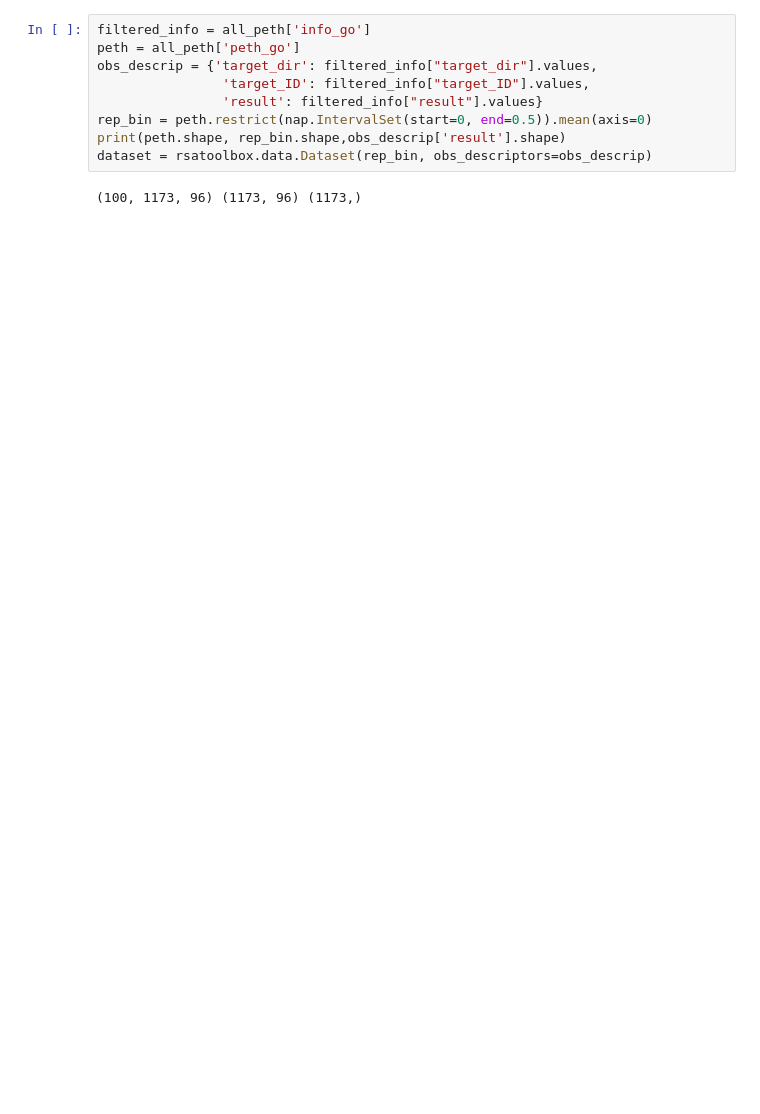
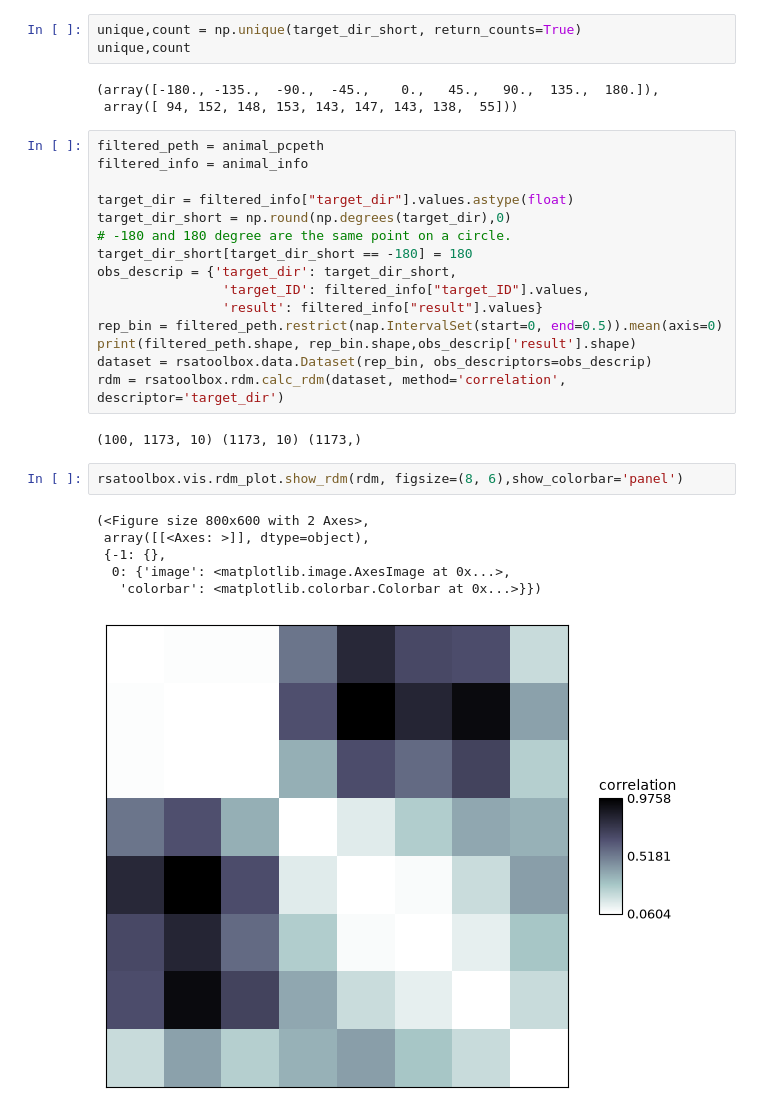
Before and after one commit to lilytong0919/NMA-shichimi-rulebreakerhalf-comparing-network, a Jupyter notebook: data_proc_rdm_dataprep.ipynb, the cells around one changed output. Saved outputs shown, nothing was run; the diff lists cells and outputs as text; blank space fills up the shorter version.

```diff
--- a/data_proc_rdm_dataprep.ipynb
+++ b/data_proc_rdm_dataprep.ipynb
@@ -205,14 +153,35 @@ for i in range(pcpeth_go.shape[2]):
+# %%
+unique,count = np.unique(target_dir_short, return_counts=True)
+unique,count
+# %% [output]
+(array([-180., -135.,  -90.,  -45.,    0.,   45.,   90.,  135.,  180.]),
+ array([ 94, 152, 148, 153, 143, 147, 143, 138,  55]))
 # %%
-filtered_info = all_peth['info_go']
-peth = all_peth['peth_go']
-obs_descrip = {'target_dir': filtered_info["target_dir"].values,
+filtered_peth = animal_pcpeth
+filtered_info = animal_info
+
+target_dir = filtered_info["target_dir"].values.astype(float)
+target_dir_short = np.round(np.degrees(target_dir),0)
+# -180 and 180 degree are the same point on a circle.
+target_dir_short[target_dir_short == -180] = 180
+obs_descrip = {'target_dir': target_dir_short,
                 'target_ID': filtered_info["target_ID"].values,
                 'result': filtered_info["result"].values}
-rep_bin = peth.restrict(nap.IntervalSet(start=0, end=0.5)).mean(axis=0)
-print(peth.shape, rep_bin.shape,obs_descrip['result'].shape)
+rep_bin = filtered_peth.restrict(nap.IntervalSet(start=0, end=0.5)).mean(axis=0)
+print(filtered_peth.shape, rep_bin.shape,obs_descrip['result'].shape)
 dataset = rsatoolbox.data.Dataset(rep_bin, obs_descriptors=obs_descrip)
+rdm = rsatoolbox.rdm.calc_rdm(dataset, method='correlation', descriptor='target_dir')
 # %% [output]
-(100, 1173, 96) (1173, 96) (1173,)
+(100, 1173, 10) (1173, 10) (1173,)
+# %%
+rsatoolbox.vis.rdm_plot.show_rdm(rdm, figsize=(8, 6),show_colorbar='panel')
+# %% [output]
+(<Figure size 800x600 with 2 Axes>,
+ array([[<Axes: >]], dtype=object),
+ {-1: {},
+  0: {'image': <matplotlib.image.AxesImage at 0x...>,
+   'colorbar': <matplotlib.colorbar.Colorbar at 0x...>}})
+[figure, added]
 # %%
 def make_rdm_datasets(peth:nap.TsdTensor, ev_info:pd.DataFrame, **kwargs):
     """
```
Also changed, not shown: parts of 14 cells of this notebook.
